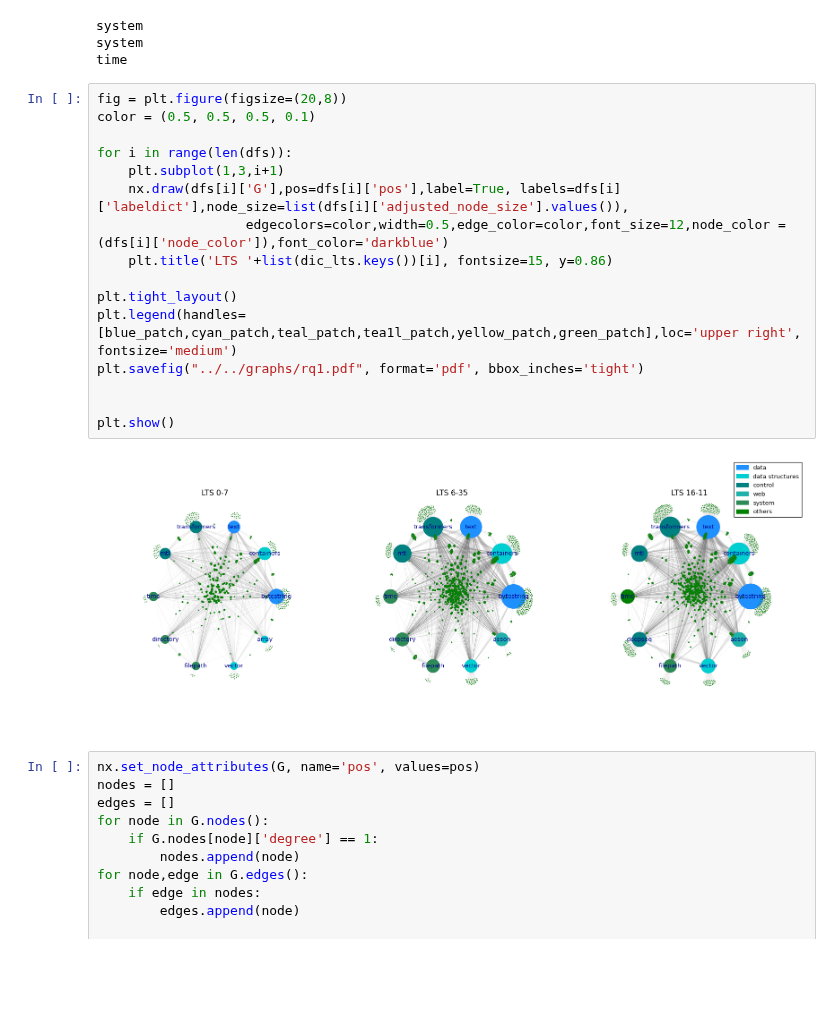
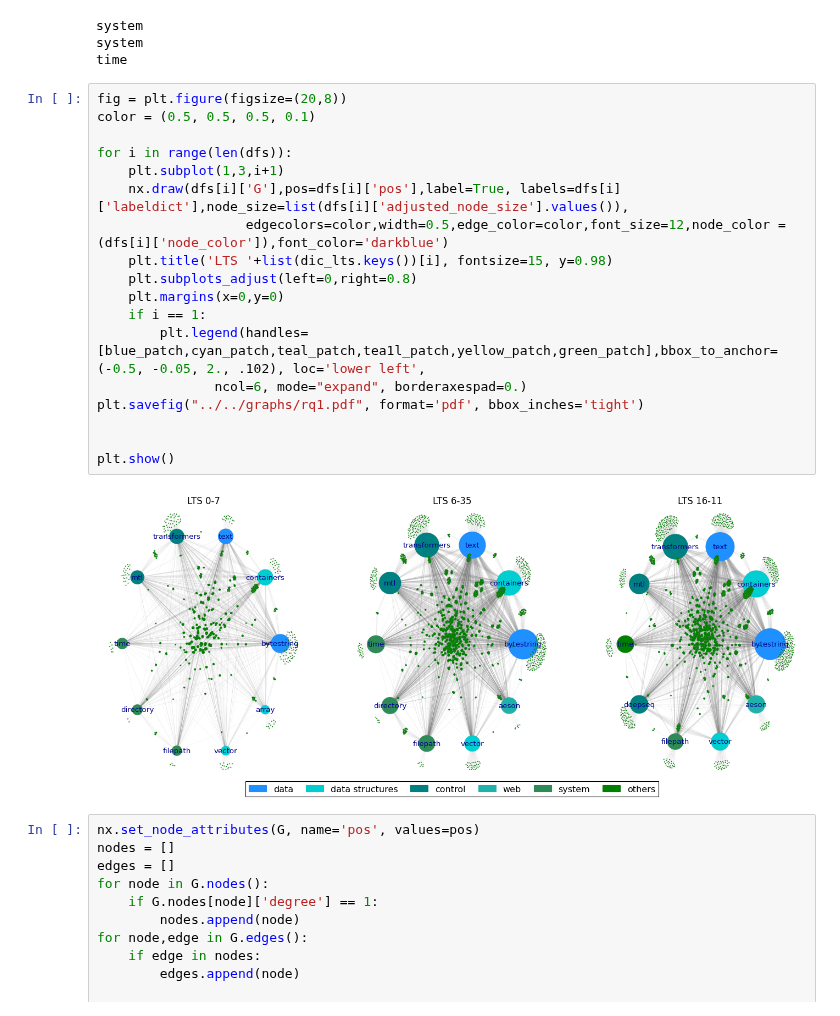
Before and after one commit to pragmaticslaboratory/stackage-evolution, a Jupyter notebook: notebooks/Answers/RQ1.ipynb, the cells around one changed output. Saved outputs shown, nothing was run; the diff lists cells and outputs as text; blank space fills up the shorter version.

Commit message:
Change in graphics RQ1 and RQ2, logic of algorthm that compare versions

```diff
--- a/notebooks/Answers/RQ1.ipynb
+++ b/notebooks/Answers/RQ1.ipynb
@@ -181,21 +181,23 @@ time
 # %%
 fig = plt.figure(figsize=(20,8))
 color = (0.5, 0.5, 0.5, 0.1)
 
 for i in range(len(dfs)):
     plt.subplot(1,3,i+1)
     nx.draw(dfs[i]['G'],pos=dfs[i]['pos'],label=True, labels=dfs[i]['labeldict'],node_size=list(dfs[i]['adjusted_node_size'].values()),
                    edgecolors=color,width=0.5,edge_color=color,font_size=12,node_color = (dfs[i]['node_color']),font_color='darkblue')
-    plt.title('LTS '+list(dic_lts.keys())[i], fontsize=15, y=0.86)
-
-plt.tight_layout()
-plt.legend(handles=[blue_patch,cyan_patch,teal_patch,tea1l_patch,yellow_patch,green_patch],loc='upper right', fontsize='medium')
+    plt.title('LTS '+list(dic_lts.keys())[i], fontsize=15, y=0.98)
+    plt.subplots_adjust(left=0,right=0.8)
+    plt.margins(x=0,y=0)
+    if i == 1:
+        plt.legend(handles=[blue_patch,cyan_patch,teal_patch,tea1l_patch,yellow_patch,green_patch],bbox_to_anchor=(-0.5, -0.05, 2., .102), loc='lower left',
+               ncol=6, mode="expand", borderaxespad=0.)
 plt.savefig("../../graphs/rq1.pdf", format='pdf', bbox_inches='tight')
 
 
 plt.show()
 # %% [output]
-[figure, old version]
+[figure, new version]
 # %%
 nx.set_node_attributes(G, name='pos', values=pos)
 nodes = []
```
Also changed, not shown: 7 other files.
